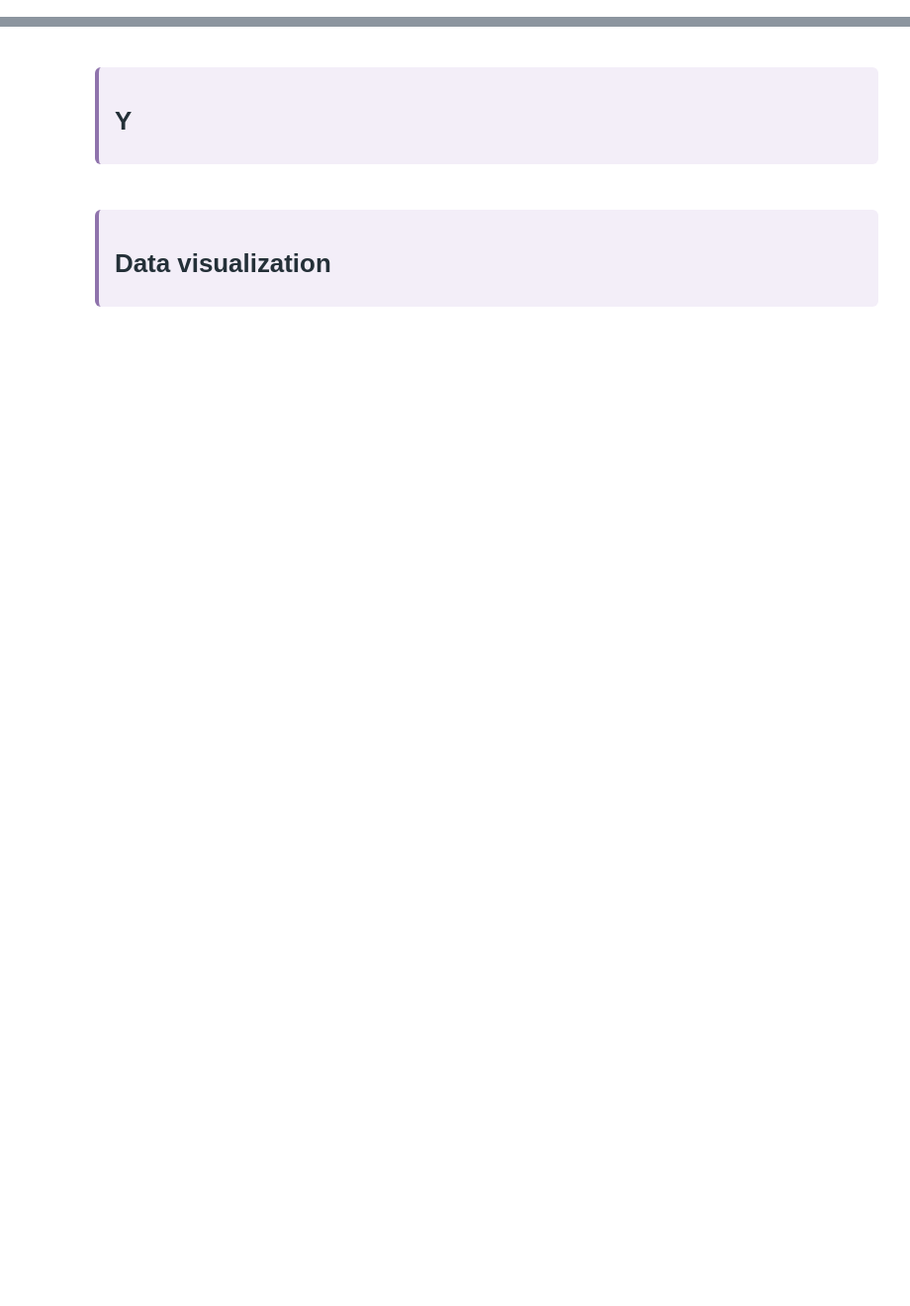
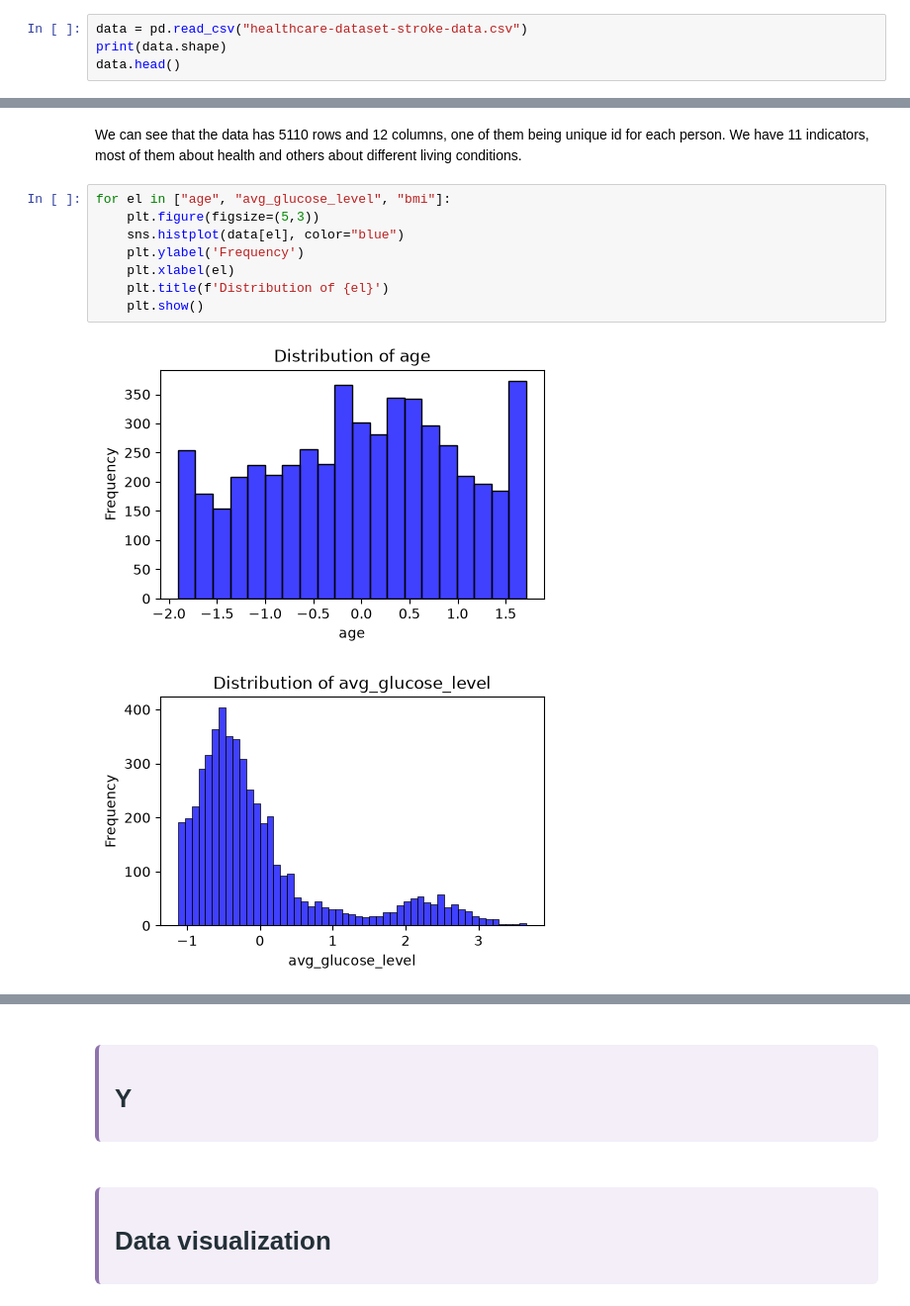
Before and after one commit to voldemortenz/IntroductiontoDataScience_Project, a Jupyter notebook: Code.ipynb, the cells around one changed output, grey strips where cells are left out. Shown at 99% size. Drawn from its saved outputs; the diff is of its cells as text; blank space fills up the shorter version.

```diff
--- a/Code.ipynb
+++ b/Code.ipynb
@@ -7,0 +23,4 @@
+# %%
+data = pd.read_csv("healthcare-dataset-stroke-data.csv")
+print(data.shape)
+data.head()
@@ -7,0 +57,13 @@
+# %% [markdown]
+We can see that the data has 5110 rows and 12 columns, one of them being unique id for each person. We have 11 indicators, most of them about health and others about different living conditions.
+# %%
+for el in ["age", "avg_glucose_level", "bmi"]:
+    plt.figure(figsize=(5,3))
+    sns.histplot(data[el], color="blue")
+    plt.ylabel('Frequency')
+    plt.xlabel(el)
+    plt.title(f'Distribution of {el}')
+    plt.show()
+# %% [output]
+[figure, added]
+[figure, added]
```
Also changed, not shown: parts of 15 cells of this notebook.
